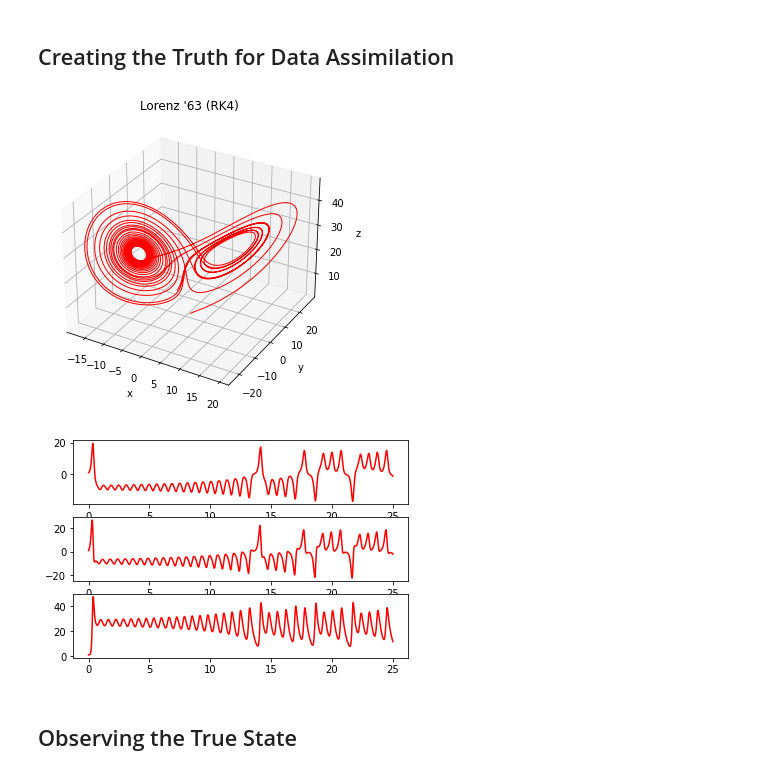
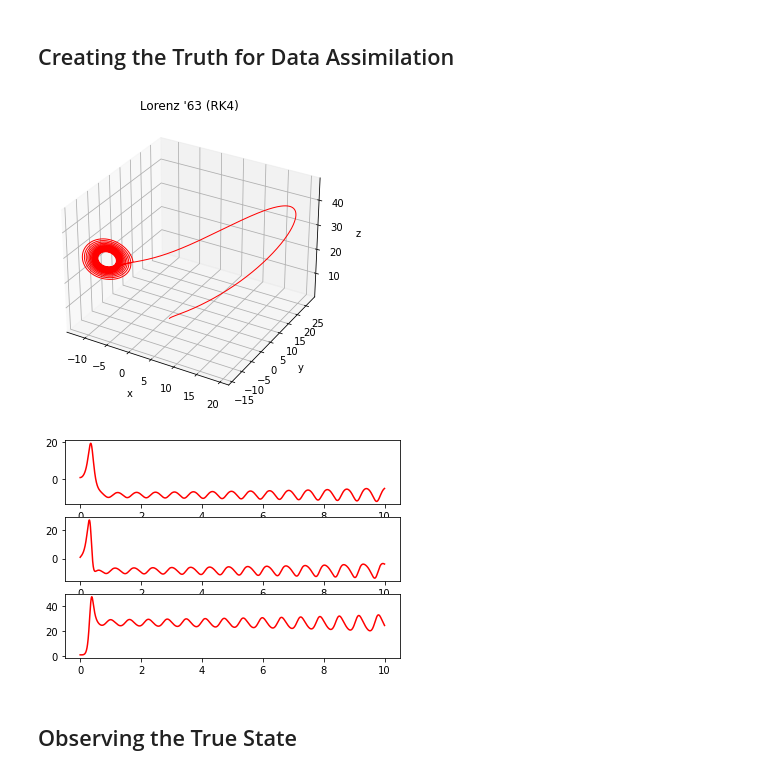
Before and after one commit to FlorianBeiser/Lorenz63, a Jupyter notebook: assimilation.ipynb, the cells around one changed output. Drawn from its saved outputs; the diff is of its cells as text; code cells hidden in the pictures.

```diff
--- a/assimilation.ipynb
+++ b/assimilation.ipynb
@@ -21,17 +22,18 @@ The autoreload extension is already loaded. To reload it, use:
 ## Creating the Truth for Data Assimilation
 # %%
 lorenz63_params_model  = { "p" : 10.0, "r" : 28.0, "b" : 8.0/3.0 }
-lorenz63_params_num    = { "tmax" : 25.0, "dt" : 1e-3 }
+#lorenz63_params_num    = { "tmax" : 25.0, "dt" : 1e-3 }
+lorenz63_params_num    = { "tmax" : 10.0, "dt" : 1e-3 }
 lorenz63_initial_state = [1,1,1]
 
 lorenz63 = lorenz63.lorenz63( **lorenz63_params_model, **lorenz63_params_num )
-lorenz63.setInitial( lorenz63_initial_state )
+lorenz63.setInitialState( lorenz63_initial_state )
 lorenz63.simulate()
 lorenz63.plot3D()
 lorenz63.plot()
 # %% [output]
-[figure, old version]
+[figure, new version]
-[figure, old version]
+[figure, new version]
 # %% [markdown]
 ## Observing the True State
 # %%
```
Also changed, not shown: parts of 7 cells of this notebook, 5 other files.
